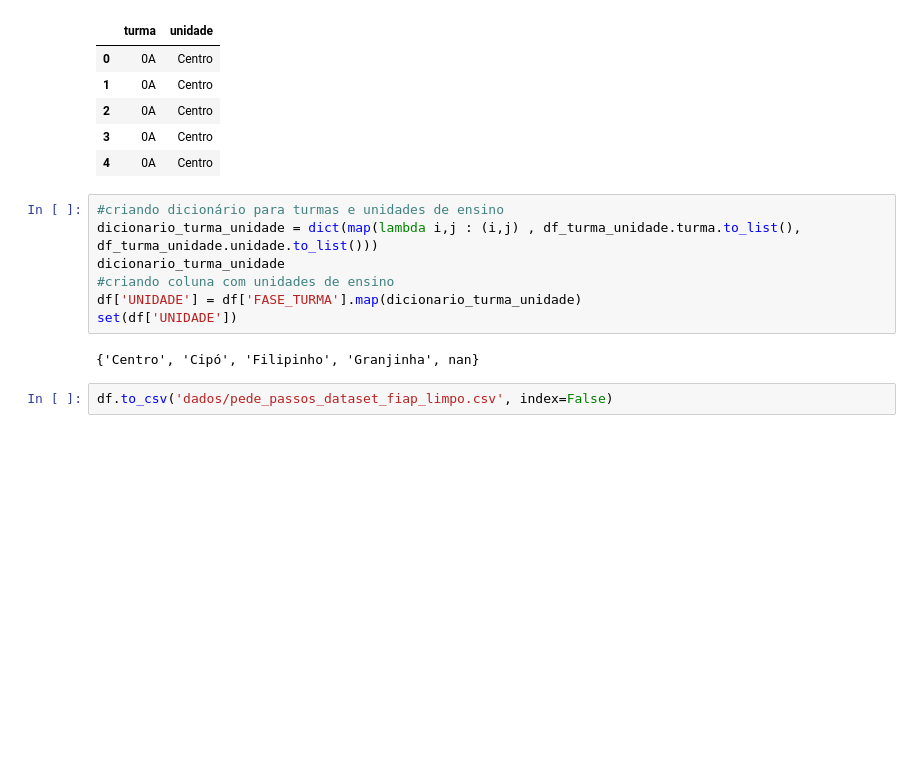
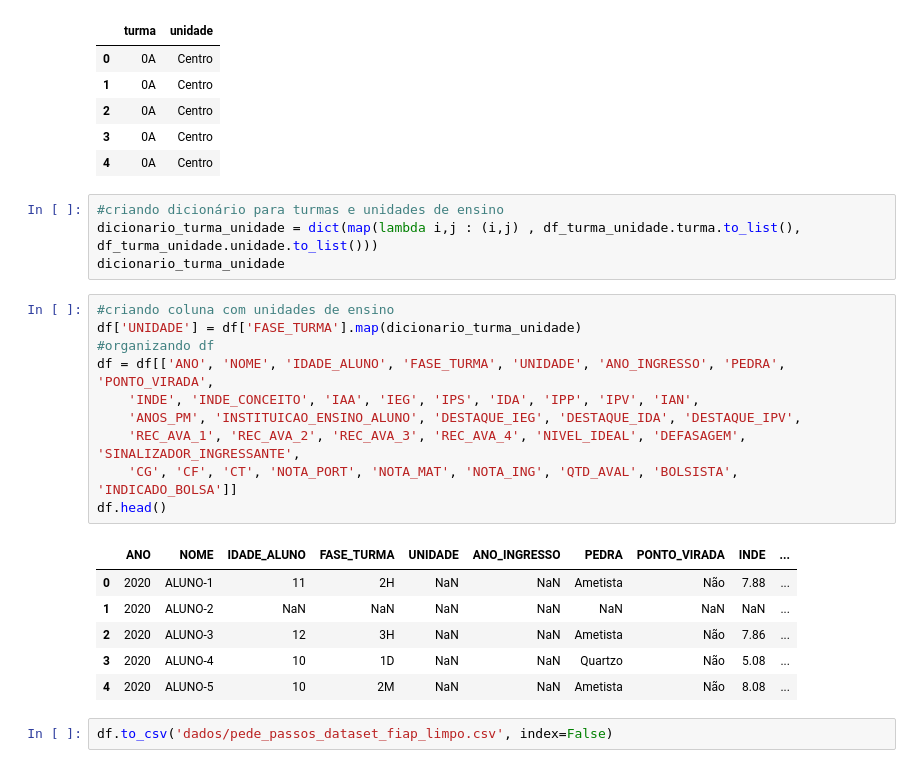
Before and after one commit to jorgeplatero/postech_techchallenge_fase_5, a Jupyter notebook: techchallenge_fase_5.ipynb, the cells around one changed output. Drawn from its saved outputs; the diff is of its cells as text; blank space fills up the shorter version.

```diff
--- a/techchallenge_fase_5.ipynb
+++ b/techchallenge_fase_5.ipynb
@@ -516,11 +508,23 @@ df_turma_unidade.head()
 #criando dicionário para turmas e unidades de ensino
 dicionario_turma_unidade = dict(map(lambda i,j : (i,j) , df_turma_unidade.turma.to_list(), df_turma_unidade.unidade.to_list()))
 dicionario_turma_unidade
-#criando coluna com unidades de ensino
-df['UNIDADE'] = df['FASE_TURMA'].map(dicionario_turma_unidade)
-set(df['UNIDADE'])
-# %% [output]
-{'Centro', 'Cipó', 'Filipinho', 'Granjinha', nan}
+# %%
+#criando coluna com unidades de ensino
+df['UNIDADE'] = df['FASE_TURMA'].map(dicionario_turma_unidade)
+#organizando df
+df = df[['ANO', 'NOME', 'IDADE_ALUNO', 'FASE_TURMA', 'UNIDADE', 'ANO_INGRESSO', 'PEDRA', 'PONTO_VIRADA',
+    'INDE', 'INDE_CONCEITO', 'IAA', 'IEG', 'IPS', 'IDA', 'IPP', 'IPV', 'IAN',
+    'ANOS_PM', 'INSTITUICAO_ENSINO_ALUNO', 'DESTAQUE_IEG', 'DESTAQUE_IDA', 'DESTAQUE_IPV',
+    'REC_AVA_1', 'REC_AVA_2', 'REC_AVA_3', 'REC_AVA_4', 'NIVEL_IDEAL', 'DEFASAGEM', 'SINALIZADOR_INGRESSANTE',
+    'CG', 'CF', 'CT', 'NOTA_PORT', 'NOTA_MAT', 'NOTA_ING', 'QTD_AVAL', 'BOLSISTA', 'INDICADO_BOLSA']]
+df.head()
+# %% [output]
+|  | ANO | NOME | IDADE_ALUNO | FASE_TURMA | UNIDADE | ANO_INGRESSO | PEDRA | PONTO_VIRADA | INDE | ... |
+| 0 | 2020 | ALUNO-1 | 11 | 2H | NaN | NaN | Ametista | Não | 7.88 | ... |
+| 1 | 2020 | ALUNO-2 | NaN | NaN | NaN | NaN | NaN | NaN | NaN | ... |
+| 2 | 2020 | ALUNO-3 | 12 | 3H | NaN | NaN | Ametista | Não | 7.86 | ... |
+| 3 | 2020 | ALUNO-4 | 10 | 1D | NaN | NaN | Quartzo | Não | 5.08 | ... |
+| 4 | 2020 | ALUNO-5 | 10 | 2M | NaN | NaN | Ametista | Não | 8.08 | ... |
 # %%
 df.to_csv('dados/pede_passos_dataset_fiap_limpo.csv', index=False)
 # %% [markdown]
```
Also changed, not shown: parts of 3 cells of this notebook, 1 other file.
